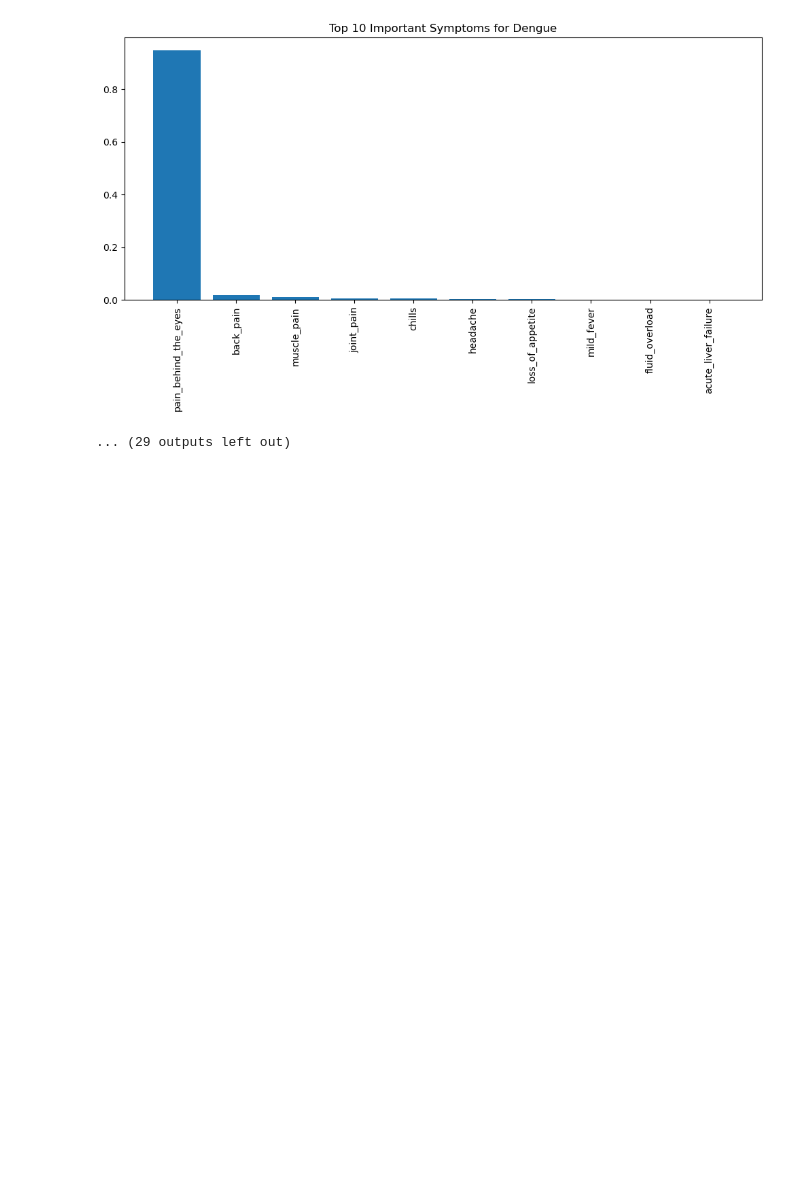
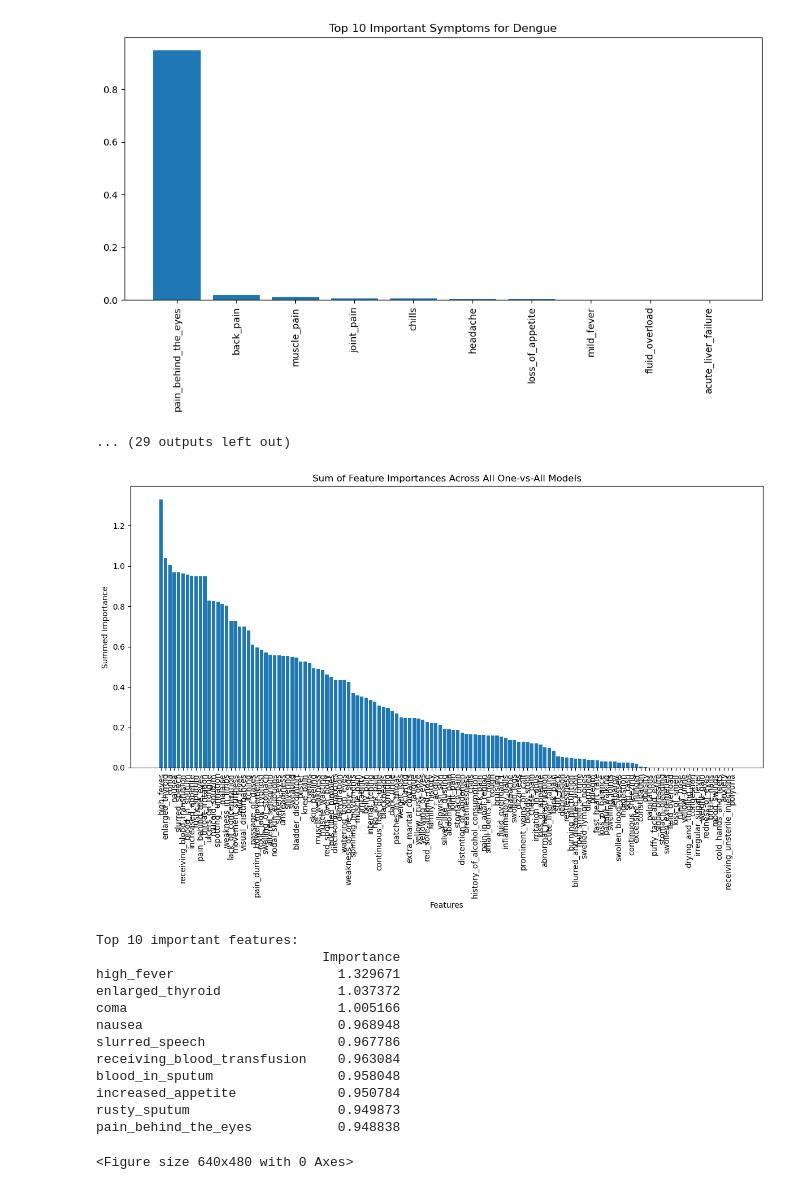
Before and after one commit to msugar/team_3_project, a Jupyter notebook: src/analysis/xgboost/xgboost_per_prognosis.ipynb, the cells around one changed output. Drawn from its saved outputs; the diff is of its cells as text; code cells hidden in the pictures; blank space fills up the shorter version.

Commit message:
feat(xgboost-analysis): Add chart of features ranked by sum of importances across all models (OvA)

```diff
--- a/src/analysis/xgboost/xgboost_per_prognosis.ipynb
+++ b/src/analysis/xgboost/xgboost_per_prognosis.ipynb
@@ -176,3 +176,49 @@ all_importances = pd.DataFrame(
     index=X_train.columns
 )
 all_importances.to_csv(output_dir / 'symptom_importances_by_prognosis.csv')
+# %%
+# %%
+# Plot sum of feature importances across all models (features on axis-x)
+
+# Sum up feature importances across all models
+feature_importance_sum = pd.DataFrame(0, index=X_train.columns, columns=['Importance'])
+
+for model in models:
+    importance = model.feature_importances_
+    feature_importance_sum['Importance'] += importance
+
+# Sort the summed importances in descending order
+feature_importance_sum = feature_importance_sum.sort_values('Importance', ascending=False)
+
+# Create a bar plot
+plt.figure(figsize=(12, 8))
+plt.bar(feature_importance_sum.index, feature_importance_sum['Importance'])
+plt.title('Sum of Feature Importances Across All One-vs-All Models')
+plt.xlabel('Features')
+plt.ylabel('Summed Importance')
+plt.xticks(rotation=90)
+plt.tight_layout()
+plt.show()
+
+# Optionally, save the plot
+plt.savefig(output_dir / 'feature_importance_sum.png')
+
+# Print the top N important features
+N = 10  # Change this to show more or fewer features
+print(f"Top {N} important features:")
+print(feature_importance_sum.head(N))
+# %% [output]
+[figure, added]
+Top 10 important features:
+                             Importance
+high_fever                     1.329671
+enlarged_thyroid               1.037372
+coma                           1.005166
+nausea                         0.968948
+slurred_speech                 0.967786
+receiving_blood_transfusion    0.963084
+blood_in_sputum                0.958048
+increased_appetite             0.950784
+rusty_sputum                   0.949873
+pain_behind_the_eyes           0.948838
+<Figure size 640x480 with 0 Axes>
```
Also changed, not shown: parts of 1 cell of this notebook, 3 other files.
